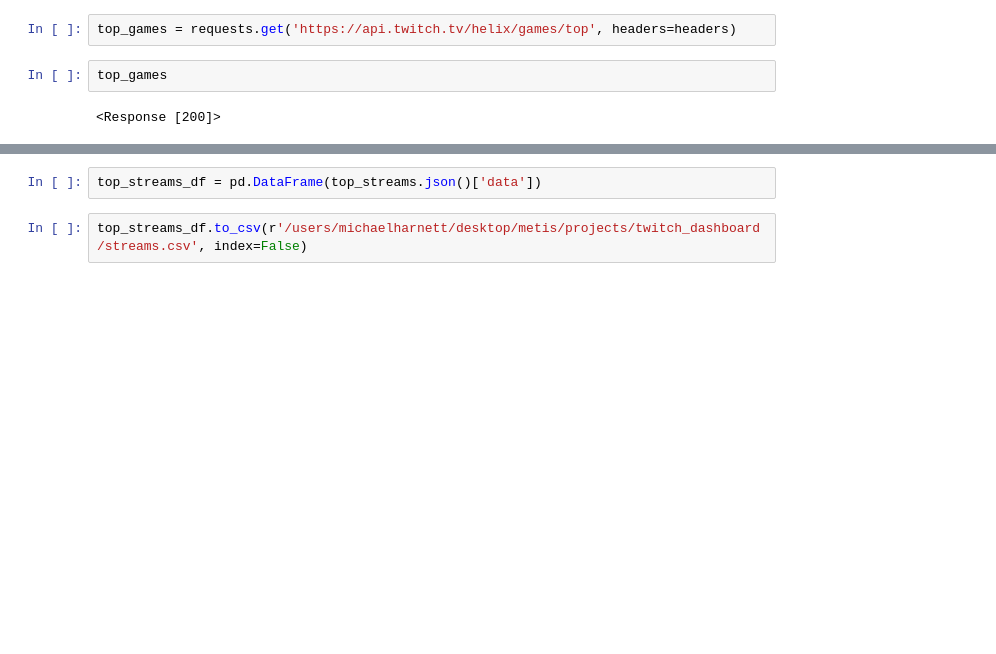
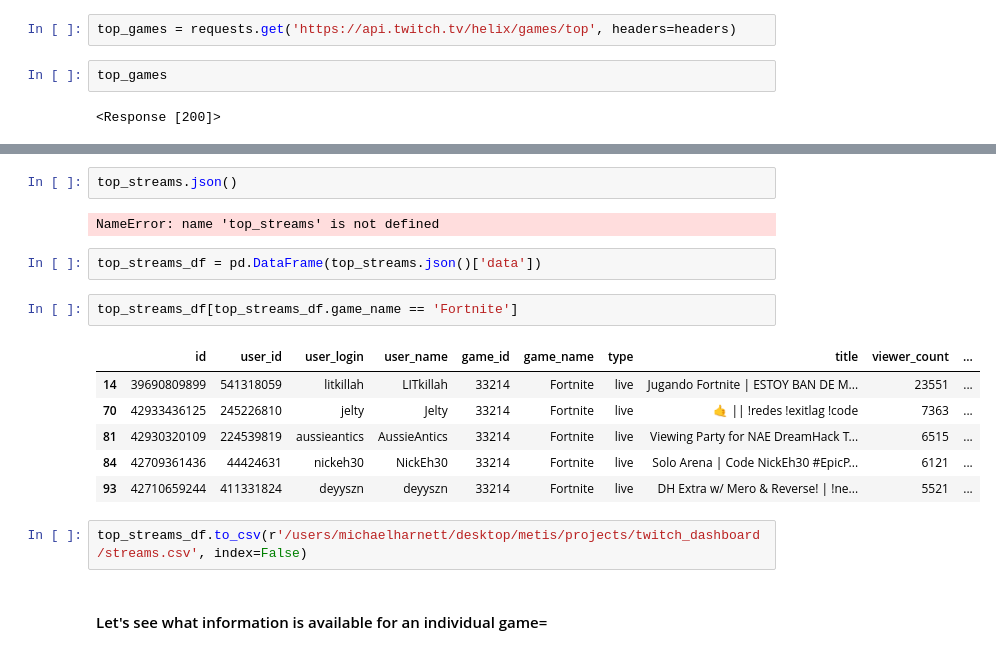
Before and after one commit to MichaelHarnett/Twitch_Dashboard, a Jupyter notebook: twitch_prelim.ipynb, the cells around one changed output, grey strips where cells are left out. Cells and saved outputs as stored; diff of their text form; blank space fills up the shorter version.

```diff
--- a/twitch_prelim.ipynb
+++ b/twitch_prelim.ipynb
@@ -110,4 +110,19 @@ top_streams
+# %%
+top_streams.json()
+# %% [output]
+NameError: name 'top_streams' is not defined
 # %%
 top_streams_df = pd.DataFrame(top_streams.json()['data'])
+# %%
+top_streams_df[top_streams_df.game_name == 'Fortnite']
+# %% [output]
+|  | id | user_id | user_login | user_name | game_id | game_name | type | title | viewer_count | ... |
+| 14 | 39690809899 | 541318059 | litkillah | LITkillah | 33214 | Fortnite | live | Jugando Fortnite | ESTOY BAN DE M... | 23551 | ... |
+| 70 | 42933436125 | 245226810 | jelty | Jelty | 33214 | Fortnite | live | 🤙 || !redes !exitlag !code | 7363 | ... |
+| 81 | 42930320109 | 224539819 | aussieantics | AussieAntics | 33214 | Fortnite | live | Viewing Party for NAE DreamHack T... | 6515 | ... |
+| 84 | 42709361436 | 44424631 | nickeh30 | NickEh30 | 33214 | Fortnite | live | Solo Arena | Code NickEh30 #EpicP... | 6121 | ... |
+| 93 | 42710659244 | 411331824 | deyyszn | deyyszn | 33214 | Fortnite | live | DH Extra w/ Mero & Reverse! | !ne... | 5521 | ... |
 # %%
 top_streams_df.to_csv(r'/users/michaelharnett/desktop/metis/projects/twitch_dashboard/streams.csv', index=False)
+# %% [markdown]
+#### Let's see what information is available for an individual game=
```
Also changed, not shown: parts of 23 cells of this notebook, 7 other files.
